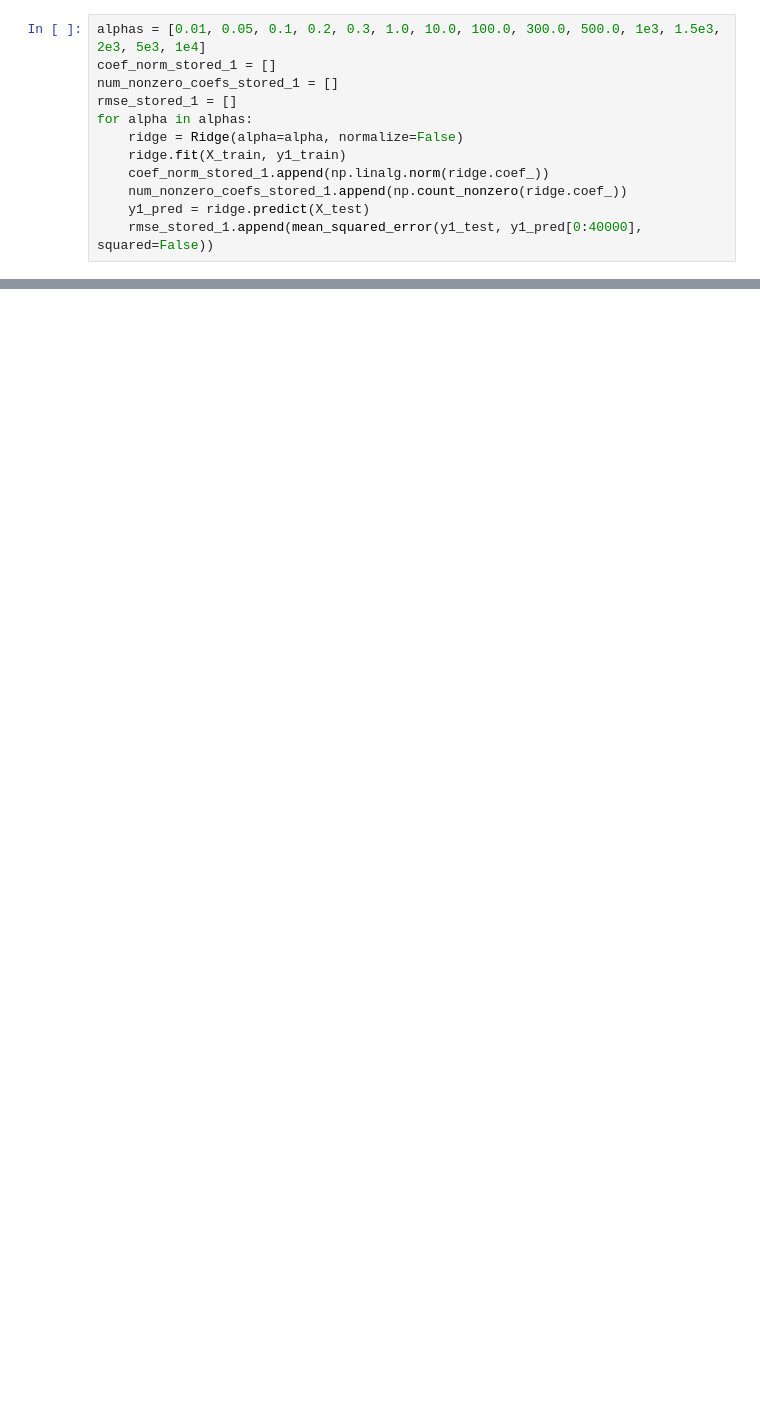
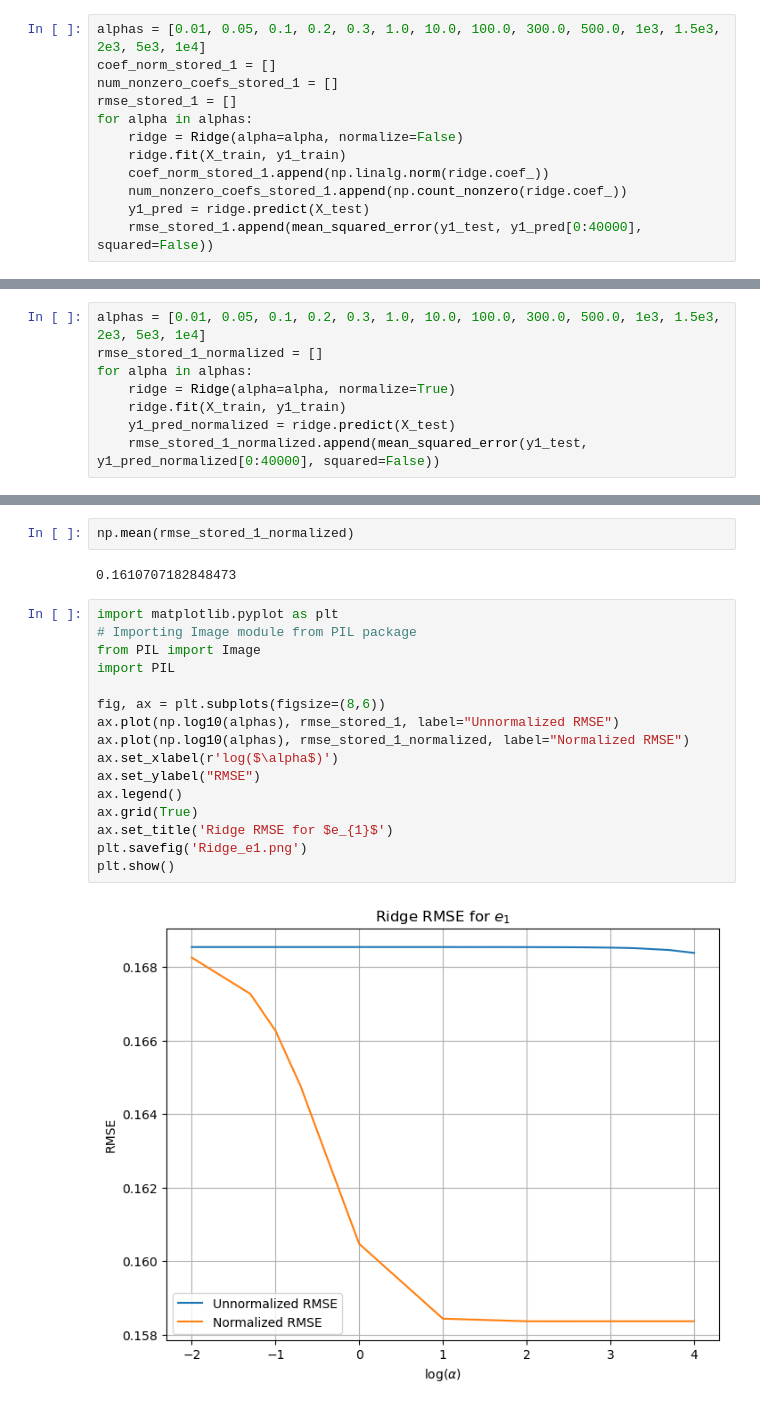
Before and after one commit to CUBoulderMachineLearningProject/GuardiansOfTheGalaxy, a Jupyter notebook: MayAn/Ellipticity_Ridge_linear_regression.ipynb, the cells around one changed output, grey strips where cells are left out. Cells and saved outputs as stored; diff of their text form; blank space fills up the shorter version.

```diff
--- a/MayAn/Ellipticity_Ridge_linear_regression.ipynb
+++ b/MayAn/Ellipticity_Ridge_linear_regression.ipynb
@@ -110,0 +76,8 @@ rmse_stored_1
+# %%
+alphas = [0.01, 0.05, 0.1, 0.2, 0.3, 1.0, 10.0, 100.0, 300.0, 500.0, 1e3, 1.5e3, 2e3, 5e3, 1e4]
+rmse_stored_1_normalized = []
+for alpha in alphas:
+    ridge = Ridge(alpha=alpha, normalize=True)
+    ridge.fit(X_train, y1_train)
+    y1_pred_normalized = ridge.predict(X_test)
+    rmse_stored_1_normalized.append(mean_squared_error(y1_test, y1_pred_normalized[0:40000], squared=False))
@@ -110,0 +120,22 @@ rmse_stored_1
+# %%
+np.mean(rmse_stored_1_normalized)
+# %% [output]
+0.1610707182848473
+# %%
+import matplotlib.pyplot as plt
+# Importing Image module from PIL package
+from PIL import Image
+import PIL
+
+fig, ax = plt.subplots(figsize=(8,6))
+ax.plot(np.log10(alphas), rmse_stored_1, label="Unnormalized RMSE")
+ax.plot(np.log10(alphas), rmse_stored_1_normalized, label="Normalized RMSE")
+ax.set_xlabel(r'log($\alpha$)')
+ax.set_ylabel("RMSE")
+ax.legend()
+ax.grid(True)
+ax.set_title('Ridge RMSE for $e_{1}$')
+plt.savefig('Ridge_e1.png')
+plt.show()
+# %% [output]
+[figure, added]
```
Also changed, not shown: parts of 45 cells of this notebook.
